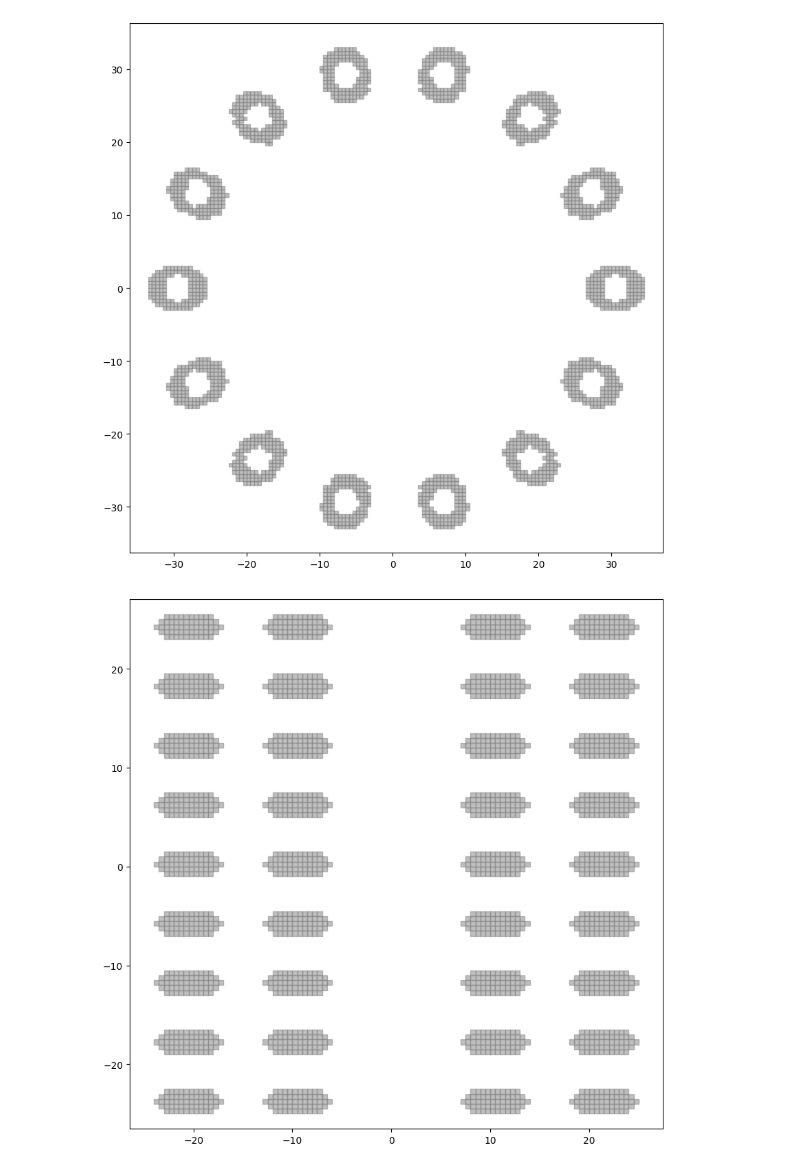
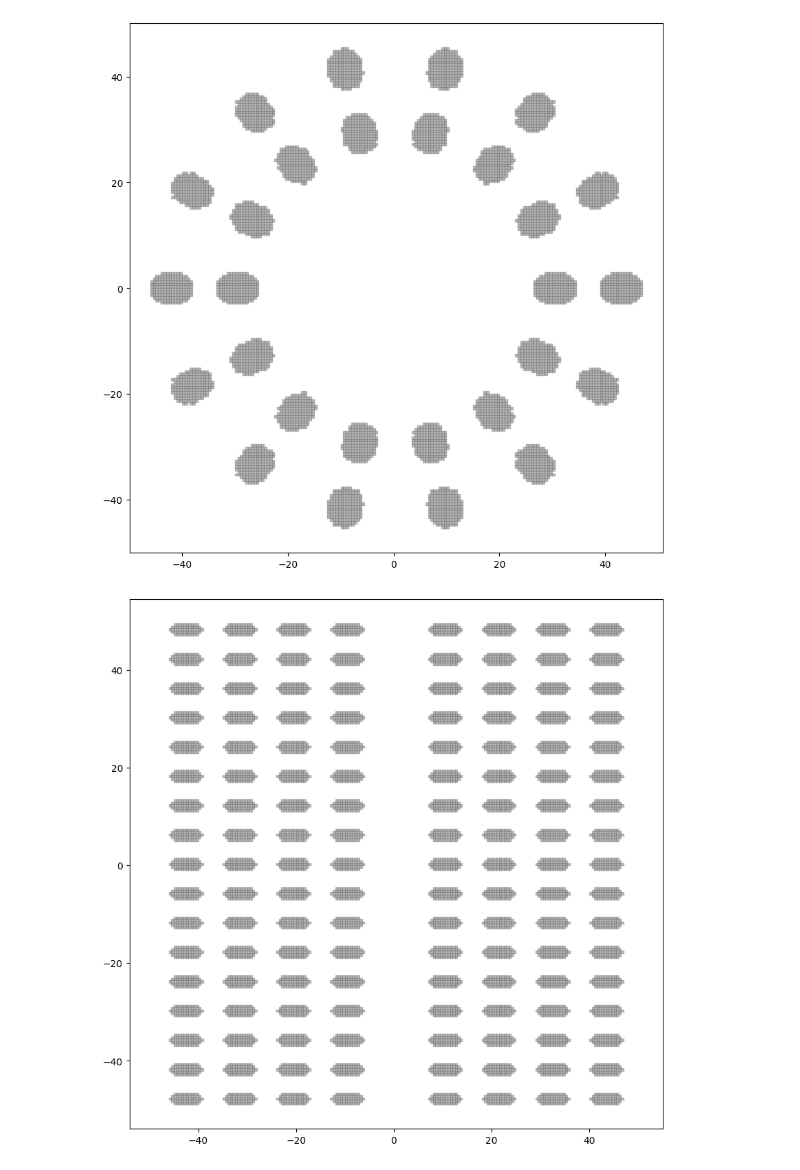
Before and after one commit to danpacho/capstone_1, a Jupyter notebook: test.model_trainer.ipynb, the cells around one changed output. Cells and saved outputs as stored; diff of their text form; code cells hidden in the pictures.

```diff
--- a/test.model_trainer.ipynb
+++ b/test.model_trainer.ipynb
@@ -3,5 +5,5 @@ _HOLE_BOUND = ((-10, 10), (-10, 10))  # Hole boundary -10 <= x <= 10, -10 <= y <
 
 GRID_SCALE = 1
 GRID_RESOLUTION = 2
-GRID_W = 60
+GRID_W = 100
 GRID_BOUND = ((-GRID_W / 2, GRID_W / 2), (-GRID_W / 2, GRID_W / 2))
@@ -45,16 +34,0 @@ pca_model = model_trainer.get_pca()
-# %%
-import numpy as np
-
-res = model_trainer.get_train_set()
-
-if res is not None:
-    x, y = res
-
-    test = x[1:2]
-    drag, std1 = gpr_model[0].predict(test, return_std=True)
-    avg_temp, std2 = gpr_model[1].predict(test, return_std=True)
-    max_temp, std3 = gpr_model[2].predict(test, return_std=True)
-
-    print("real: [0.29223466, 372.84985, 452.61221]")
-    print("predicted: ", drag, avg_temp, max_temp)
-    print("std: ", std1, std2, std3)
@@ -81,10 +69,7 @@ pattern1 = Pattern(
             Shape(
                 w=10,
                 h=7.5,
-                area_functions=[
-                    lambda x, y: x**2 / 16 + y**2 / 9 <= 1
-                    and x**2 + y**2 >= 4,  # Donut
-                ],
+                area_functions=[lambda x, y: x**2 / 16 + y**2 / 9 <= 1],
             ),
             k=1 / GRID_RESOLUTION,
         ),
@@ -99,32 +84,32 @@ pattern1 = Pattern(
 )
 
 visualize_points(
     pattern1.pattern_matrix,
     k=1 / GRID_RESOLUTION,
 )
 
 pattern2 = Pattern(
     pattern_transformation_matrix=PatternTransformationMatrix(
         pattern_unit=PatternUnit(
             Shape(
                 w=10,
                 h=5,
                 area_functions=[lambda x, y: x**2 / 9 + y**2 / 2 <= 1],
             ),
             k=1 / GRID_RESOLUTION,
         ),
         pattern_transformation=PatternTransformation(
             "grid",
             dx=10,
             di=10 / 2,
         ),
         pattern_bound=GRID_BOUND,
     ),
 )
 visualize_points(
     pattern2.pattern_matrix,
     k=1 / GRID_RESOLUTION,
 )
 # %% [output]
-[figure, old version]
+[figure, new version]
-[figure, old version]
+[figure, new version]
```
Also changed, not shown: parts of 13 cells of this notebook.
